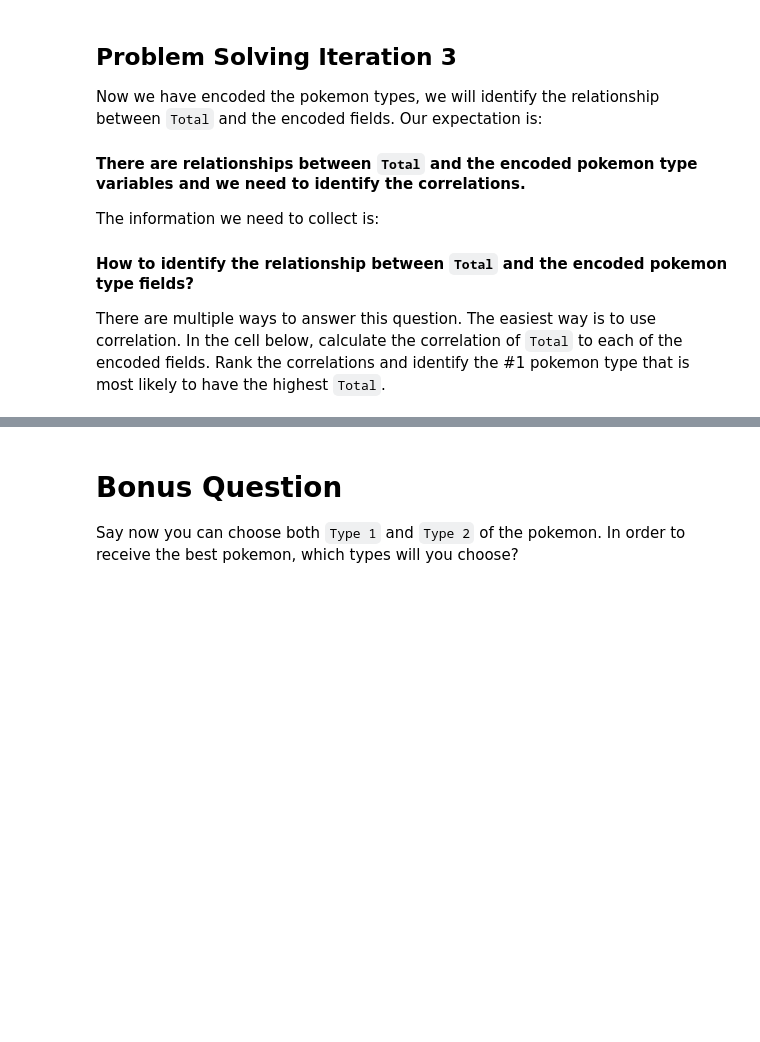
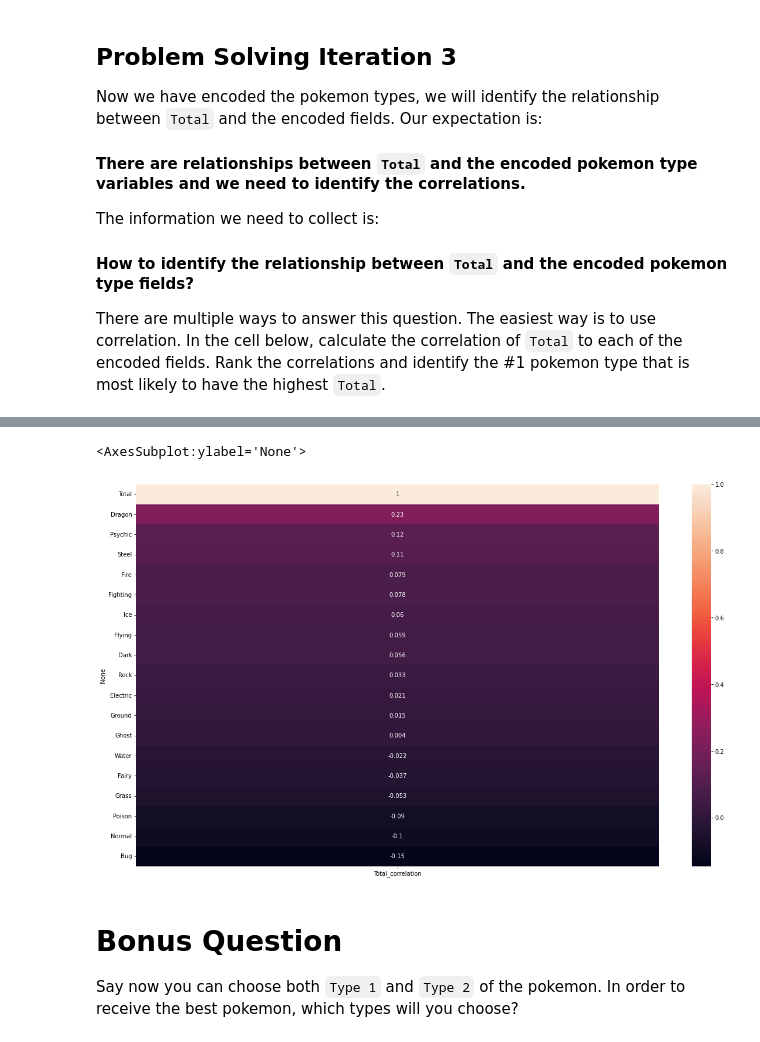
Before and after one commit to hollyjanedalton/lab-dataframe-calculations, a Jupyter notebook: your-code/challenge-2.ipynb, the cells around one changed output, grey strips where cells are left out. Drawn from its saved outputs; the diff is of its cells as text; code cells hidden in the pictures; blank space fills up the shorter version.

```diff
--- a/your-code/challenge-2.ipynb
+++ b/your-code/challenge-2.ipynb
@@ -178,0 +213,7 @@ There are multiple ways to answer this question. The easiest way is to use corre
+# %%
+rank = round(correlation[['Total']], 3)
+rank
+
+#Renaming column as there are 2 x Total and the sort_values method below is getting confused....
+rank.columns = ['Total_correlation']
+rank
@@ -178,0 +238,3 @@ There are multiple ways to answer this question. The easiest way is to use corre
+# %%
+rank = rank.sort_values(by='Total_correlation', ascending=False)
+rank
@@ -179,3 +259,9 @@ There are multiple ways to answer this question. The easiest way is to use corre
+# %%
+#heatmap for rank
+sns.heatmap(rank, annot=True)
+# %% [output]
+<AxesSubplot:ylabel='None'>
+[figure, added]
 # %% [markdown]
 # Bonus Question
 
```
Also changed, not shown: parts of 21 cells of this notebook, 1 other file.
